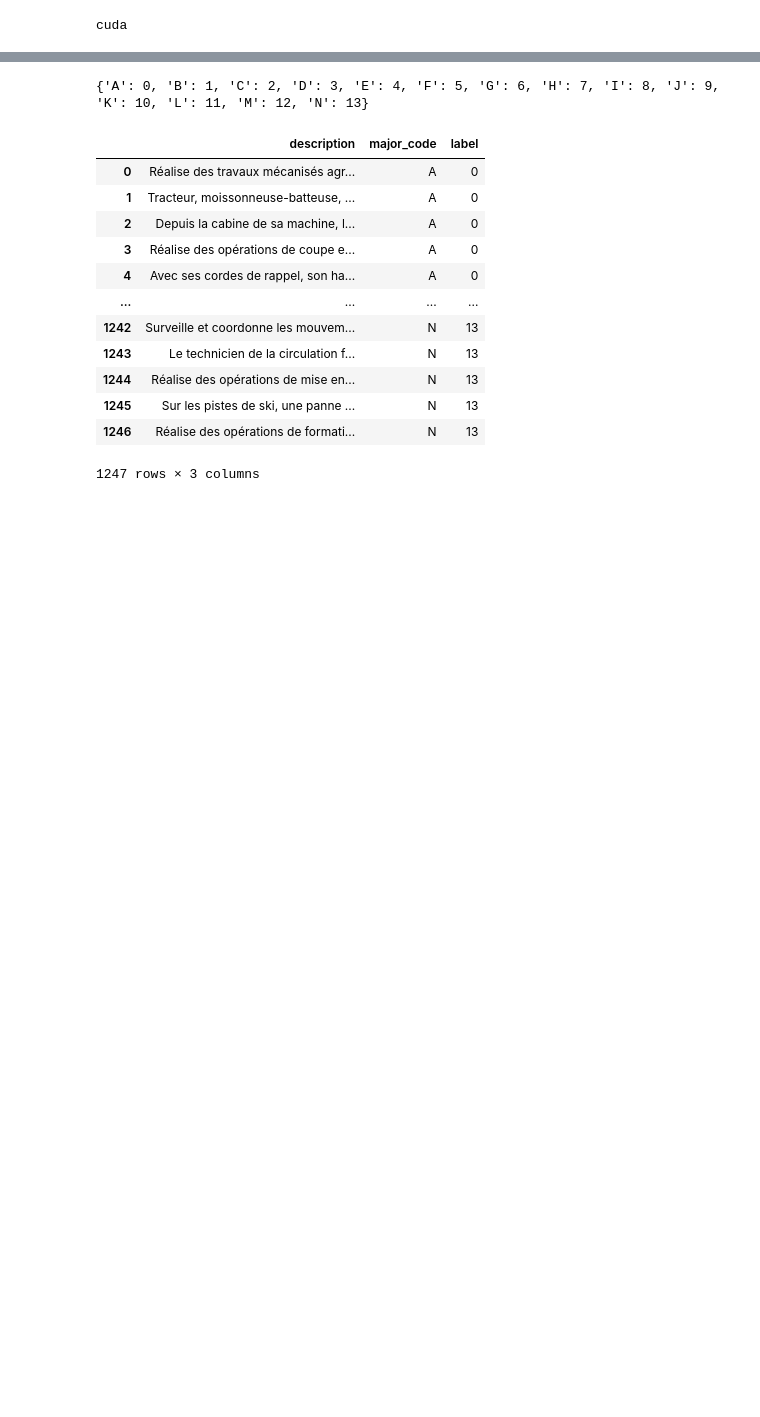
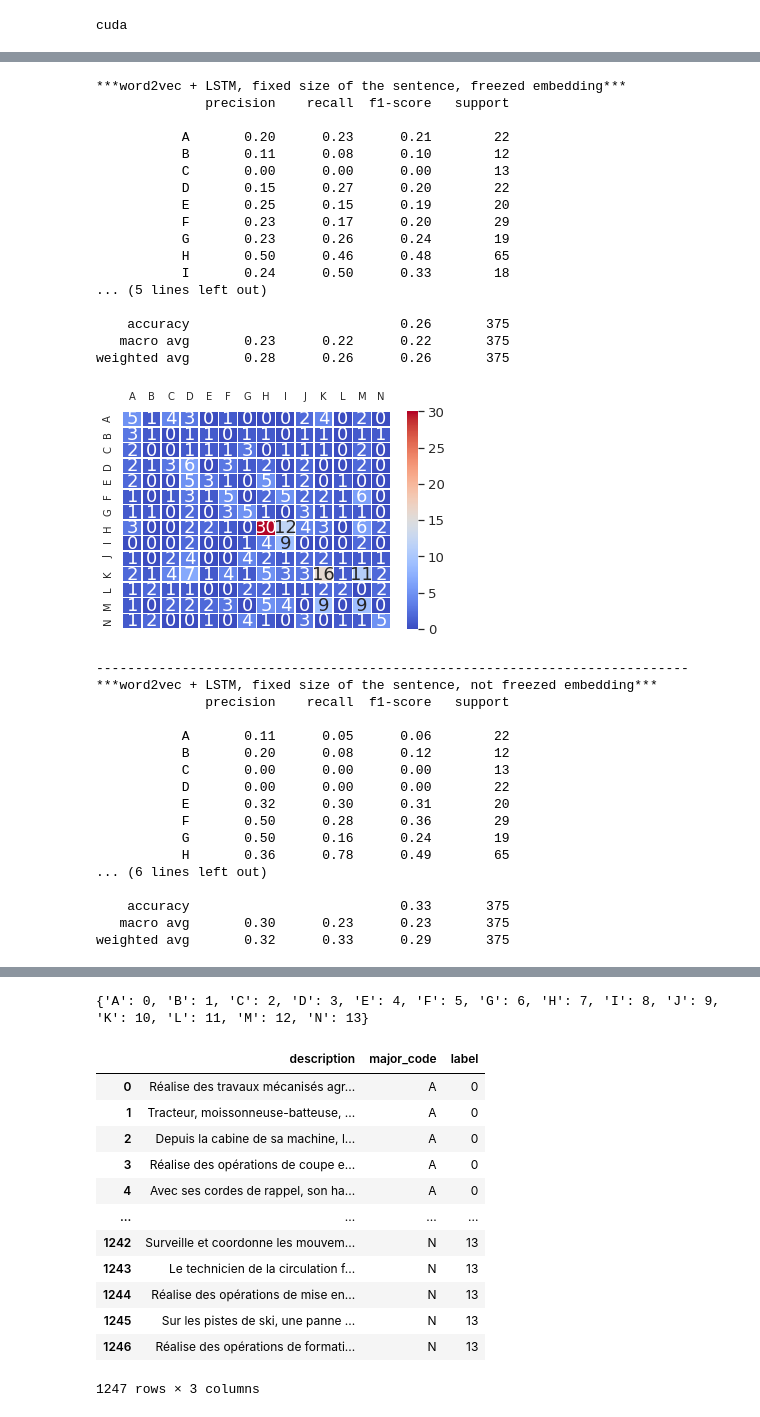
Before and after one commit to ARKEnsae/JobDomainPrediction_NLP, a Jupyter notebook: Prévision_catégorie_métier_ROME.ipynb, the cells around one changed output, grey strips where cells are left out. Cells and saved outputs as stored; diff of their text form; code cells hidden in the pictures; blank space fills up the shorter version.

```diff
--- a/Prévision_catégorie_métier_ROME.ipynb
+++ b/Prévision_catégorie_métier_ROME.ipynb
@@ -1044,4 +1049,8 @@ train loss 0.006, val loss 4.993, val accuracy 0.344
 # %%
-model_w2vec = LSTM_w2vec(vocab_size, w2vecembedding.vector_size, 50, pretrained_weights,True)
-train_model(model_w2vec, epochs=500, lr=0.01)
+w2vec_fixeds_freeze = LSTM_w2vec_fixed_size(vocab_size,
+                         embedding_dim = w2vecembedding.vector_size,
+                         hidden_dim = 50,
+                         vec_weights = pretrained_weights,
+                         freeze_emd = True)
+train_model(w2vec_fixeds_freeze, epochs=200, lr=0.01)
 # %% [output]
@@ -1065,4 +1067,8 @@ train loss 0.198, val loss 2.484, val accuracy 0.499
 # %%
-model_w2vec2 = LSTM_w2vec(vocab_size, w2vecembedding.vector_size, 50, pretrained_weights,False)
-train_model(model_w2vec2, epochs=500, lr=0.01)
+w2vec_fixeds_notfreeze = LSTM_w2vec_fixed_size(vocab_size,
+                         embedding_dim = w2vecembedding.vector_size,
+                         hidden_dim = 50,
+                         vec_weights = pretrained_weights,
+                         freeze_emd = False)
+train_model(w2vec_fixeds_notfreeze, epochs=300, lr=0.01)
 # %% [output]
@@ -1086,4 +1090,8 @@ train loss 0.399, val loss 4.602, val accuracy 0.224
 # %%
-model_w2vec3 = LSTM_w2vec2(vocab_size, w2vecembedding.vector_size, 50, pretrained_weights,True)
-train_model(model_w2vec3, epochs=500, lr=0.01)
+w2vec_variables_freeze = LSTM_w2vec2_variable_size(vocab_size,
+                         embedding_dim = w2vecembedding.vector_size,
+                         hidden_dim = 50,
+                         vec_weights = pretrained_weights,
+                         freeze_emd = True)
+train_model(w2vec_variables_freeze, epochs=200, lr=0.01)
 # %% [output]
@@ -1107,4 +1108,8 @@ train loss 0.004, val loss 1.766, val accuracy 0.677
 # %%
-model_w2vec4 = LSTM_w2vec2(vocab_size, w2vecembedding.vector_size, 50, pretrained_weights,False)
-train_model(model_w2vec4, epochs=500, lr=0.01)
+w2vec_variables_notfreeze = LSTM_w2vec2_variable_size(vocab_size,
+                         embedding_dim = w2vecembedding.vector_size,
+                         hidden_dim = 50,
+                         vec_weights = pretrained_weights,
+                         freeze_emd = False)
+train_model(w2vec_variables_notfreeze, epochs=100, lr=0.01)
 # %% [output]
@@ -1386,0 +1195,48 @@ weighted avg       0.45      0.44      0.44       320
+# %%
+print("***word2vec + LSTM, fixed size of the sentence, freezed embedding***")
+diagnostics(w2vec_fixeds_notfreeze, val_dl)
+print("----------------------------------------------------------------------------")
+print("***word2vec + LSTM, fixed size of the sentence, not freezed embedding***")
+diagnostics(w2vec_fixeds_freeze, val_dl)
+print("----------------------------------------------------------------------------")
+print("***word2vec + LSTM, variable size of the sentence, not freezed embedding***")
+diagnostics(w2vec_variables_freeze, val_dl)
+print("----------------------------------------------------------------------------")
+print("***word2vec + LSTM, variable size of the sentence, not freezed embedding***")
+diagnostics(w2vec_variables_notfreeze, val_dl)
+# %% [output]
+***word2vec + LSTM, fixed size of the sentence, freezed embedding***
+              precision    recall  f1-score   support
+
+           A       0.20      0.23      0.21        22
+           B       0.11      0.08      0.10        12
+           C       0.00      0.00      0.00        13
+           D       0.15      0.27      0.20        22
+           E       0.25      0.15      0.19        20
+           F       0.23      0.17      0.20        29
+           G       0.23      0.26      0.24        19
+           H       0.50      0.46      0.48        65
+           I       0.24      0.50      0.33        18
+... (5 lines left out)
+
+    accuracy                           0.26       375
+   macro avg       0.23      0.22      0.22       375
+weighted avg       0.28      0.26      0.26       375
+[figure, added]
+----------------------------------------------------------------------------
+***word2vec + LSTM, fixed size of the sentence, not freezed embedding***
+              precision    recall  f1-score   support
+
+           A       0.11      0.05      0.06        22
+           B       0.20      0.08      0.12        12
+           C       0.00      0.00      0.00        13
+           D       0.00      0.00      0.00        22
+           E       0.32      0.30      0.31        20
+           F       0.50      0.28      0.36        29
+           G       0.50      0.16      0.24        19
+           H       0.36      0.78      0.49        65
+... (6 lines left out)
+
+    accuracy                           0.33       375
+   macro avg       0.30      0.23      0.23       375
+weighted avg       0.32      0.33      0.29       375
```
Also changed, not shown: parts of 66 cells of this notebook.
